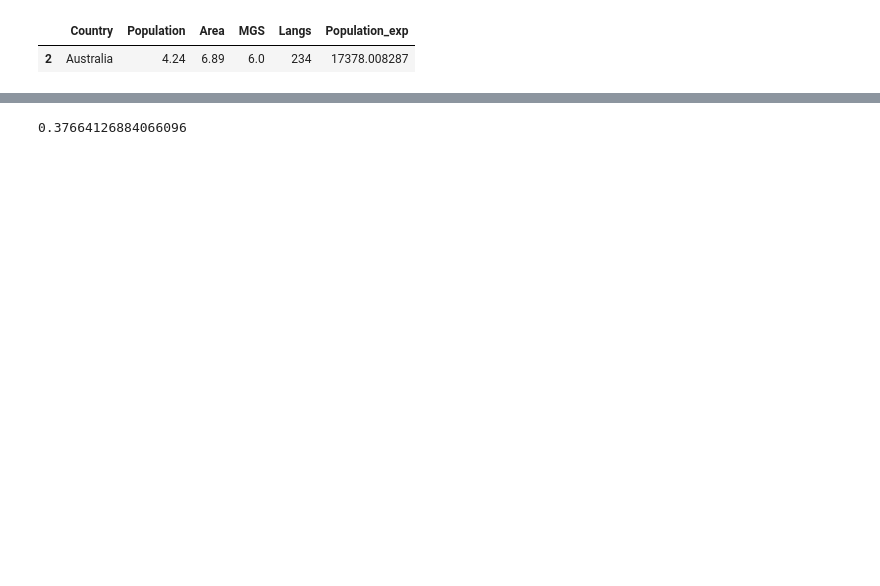
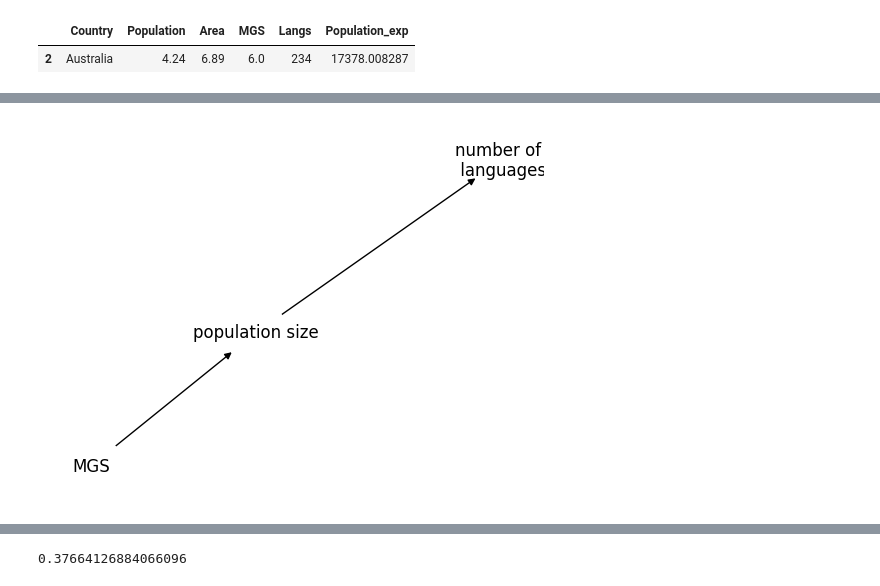
Before and after one commit to TYacinee/materiel_TALL, a Jupyter notebook: S1/TD1-linguistic-diversity.ipynb, the cells around one changed output, grey strips where cells are left out. Drawn from its saved outputs; the diff is of its cells as text; code cells hidden in the pictures; blank space fills up the shorter version.

```diff
--- a/S1/TD1-linguistic-diversity.ipynb
+++ b/S1/TD1-linguistic-diversity.ipynb
@@ -416 +443,17 @@ data_nettle[data_nettle.Country == 'Australia']
+# %%
+# ND: we will ignore networkx for now as we will work on it at the TD3
+
+import networkx as nx
+
+graph = nx.DiGraph()
+graph.add_edges_from([("MGS", "population size"), ("population size", "number of \n languages")])
+
+nx.draw_networkx(graph,
+                 arrows=True,
+                 node_size=2000,
+                 node_color='white')
+plt.gca().axison = False
+plt.show()
+# %% [output]
+[figure, added]
 # %% [markdown]
```
Also changed, not shown: parts of 22 cells of this notebook.
